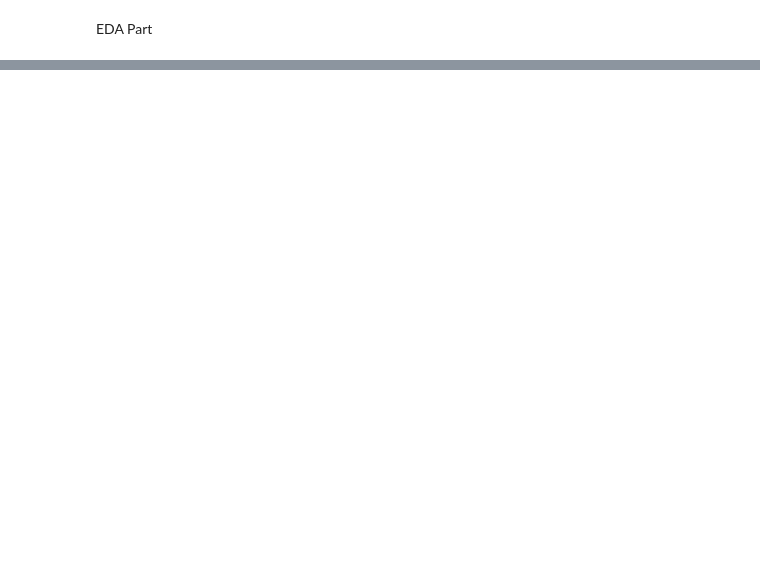
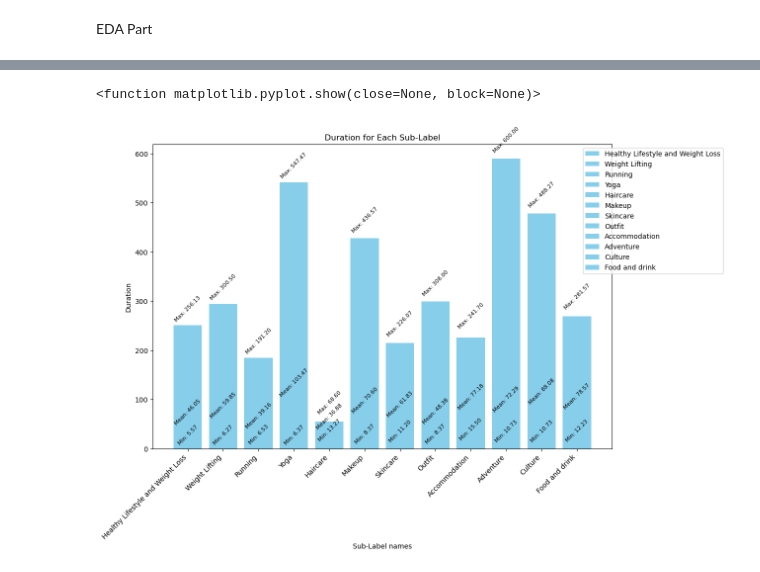
Before and after one commit to eatrabyo/multi_label_classification_on_tik_tok_videos, a Jupyter notebook: EDA.ipynb, the cells around one changed output, grey strips where cells are left out. Saved outputs shown, nothing was run; the diff lists cells and outputs as text; code cells hidden in the pictures; blank space fills up the shorter version.

```diff
--- a/EDA.ipynb
+++ b/EDA.ipynb
@@ -362,0 +970,7 @@ plt.show()
+# %%
+columns_to_drop2 = ['No', 'filename', 'Links', 'main_label', 'sub_label', 'frame_count', 'height', 'width', 'fps', 'data_split']
+
+# Drop the specified columns
+eda_dur_df = file_df.drop(columns=columns_to_drop2)
+
+print(eda_dur_df)
@@ -362,0 +995,13 @@ plt.show()
+# %%
+# Create a new DataFrame with the product of 'duration' and each of the other 12 columns
+product_df = eda_dur_df.copy()  # Copy the original DataFrame
+
+# Multiply each column (except 'duration') by the 'duration'
+for col in eda_dur_df.columns[:-1]:  # Exclude the last column 'duration'
+    product_df[col] = product_df[col] * product_df['duration']
+
+# Drop the 'duration' column as it's no longer needed
+product_df = product_df.drop(columns=['duration'])
+
+# Print the new DataFrame
+print(product_df)
@@ -362,0 +1041,27 @@ plt.show()
+# %%
+# Calculate min, max, and mean for each column excluding values equal to 0
+stats_df = pd.DataFrame({
+    'Min': product_df[product_df != 0].min(),
+    'Max': product_df[product_df != 0].max(),
+    'Mean': product_df[product_df != 0].mean()
+})
+
+# Create a bar chart for each column
+plt.figure(figsize=(12, 8))
+
+for column in stats_df.index:
+    plt.bar(column, stats_df.loc[column, 'Max'] - stats_df.loc[column, 'Min'], label=column, color='skyblue')
+    plt.text(column, stats_df.loc[column, 'Max'], f"Max: {stats_df.loc[column, 'Max']:.2f}", ha='center', va='bottom', rotation=45, fontsize=8)
+    plt.text(column, stats_df.loc[column, 'Mean'], f"Mean: {stats_df.loc[column, 'Mean']:.2f}", ha='center', va='bottom', rotation=45, fontsize=8)
+    plt.text(column, stats_df.loc[column, 'Min'], f"Min: {stats_df.loc[column, 'Min']:.2f}", ha='center', va='bottom', rotation=45, fontsize=8)
+
+# Configure plot labels and legend
+plt.title("Duration for Each Sub-Label")
+plt.xlabel("Sub-Label names")
+plt.ylabel("Duration")
+plt.xticks(rotation=45, ha='right')
+plt.legend(loc='upper right', bbox_to_anchor=(1.25, 1.0))
+plt.show
+# %% [output]
+<function matplotlib.pyplot.show(close=None, block=None)>
+[figure, added]
```
Also changed, not shown: parts of 51 cells of this notebook.
